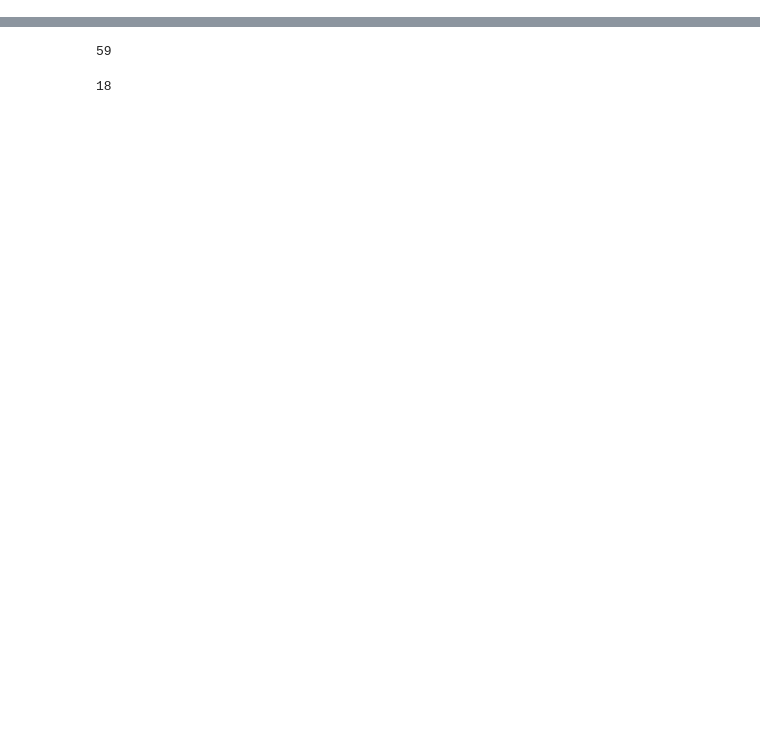
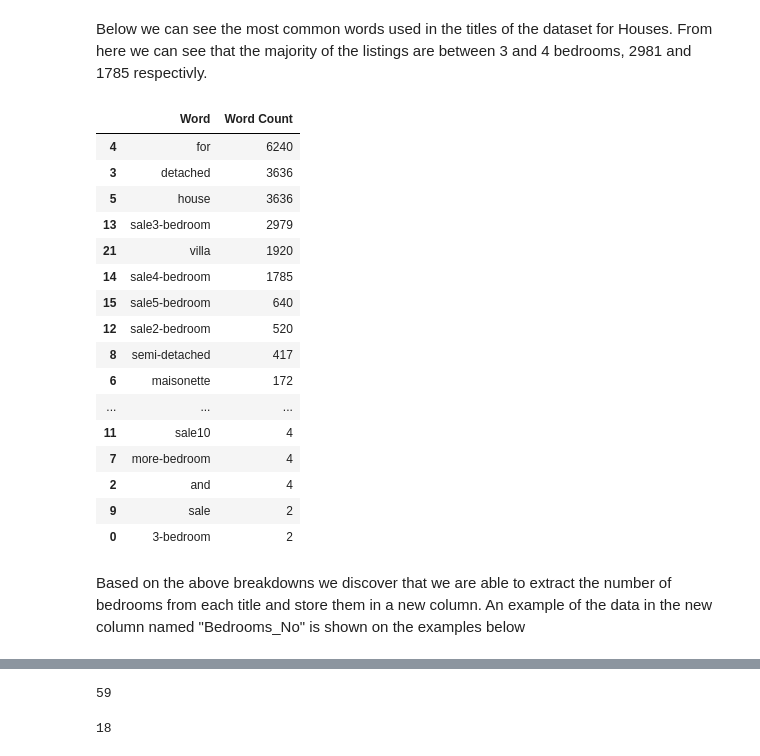
Before and after one commit to spyrou-andre/Data-Analyst-Portfolio, a Jupyter notebook: Housing-Prices/Jupyter_Notebook_Code.ipynb, the cells around one changed output, grey strips where cells are left out. Cells and saved outputs as stored; diff of their text form; code cells hidden in the pictures; blank space fills up the shorter version.

```diff
--- a/Housing-Prices/Jupyter_Notebook_Code.ipynb
+++ b/Housing-Prices/Jupyter_Notebook_Code.ipynb
@@ -103,4 +128,4 @@ Title_str1 = pd.DataFrame()
 Title_str1['Word'] =Title_str.split()
 #--------------------------------------------------------------------------------------------------------
 Title_str2 = pd.DataFrame()
-Title_str2['Word'] =Title_str.split()
+Title_str2['Word'] =Title_str_H.split()
@@ -112,3 +178,27 @@ Title_Wordcount_H = Title_str2.groupby(['Word']).size().reset_index(name="Word C
+# %% [markdown]
+Below we can see the most common words used in the titles of the dataset for Houses. From here we can see that the majority of the listings are between 3 and 4 bedrooms, 2981 and 1785 respectivly.
+# %%
+Title_Wordcount_H.sort_values(["Word Count"],ascending=[False])
+# %% [output]
+|  | Word | Word Count |
+| 4 | fоr | 6240 |
+| 3 | detached | 3636 |
+| 5 | house | 3636 |
+| 13 | sаle3-bedroom | 2979 |
+| 21 | villa | 1920 |
+| 14 | sаle4-bedroom | 1785 |
+| 15 | sаle5-bedroom | 640 |
+| 12 | sаle2-bedroom | 520 |
+| 8 | semi-detached | 417 |
+| 6 | maisonette | 172 |
+| ... | ... | ... |
+| 11 | sаle10 | 4 |
+| 7 | more-bedroom | 4 |
+| 2 | and | 4 |
+| 9 | sаle | 2 |
+| 0 | 3-bedroom | 2 |
+# %% [markdown]
+Based on the above breakdowns we discover that we are able to extract the number of bedrooms from each title and store them in a new column. An example of the data in the new column named "Bedrooms_No" is shown on the examples below
 # %%
 #Creating a loop that identifies the number of bedrooms in the title
 for n in map(str,list(range(1, 11))):
```
Also changed, not shown: parts of 32 cells of this notebook.
